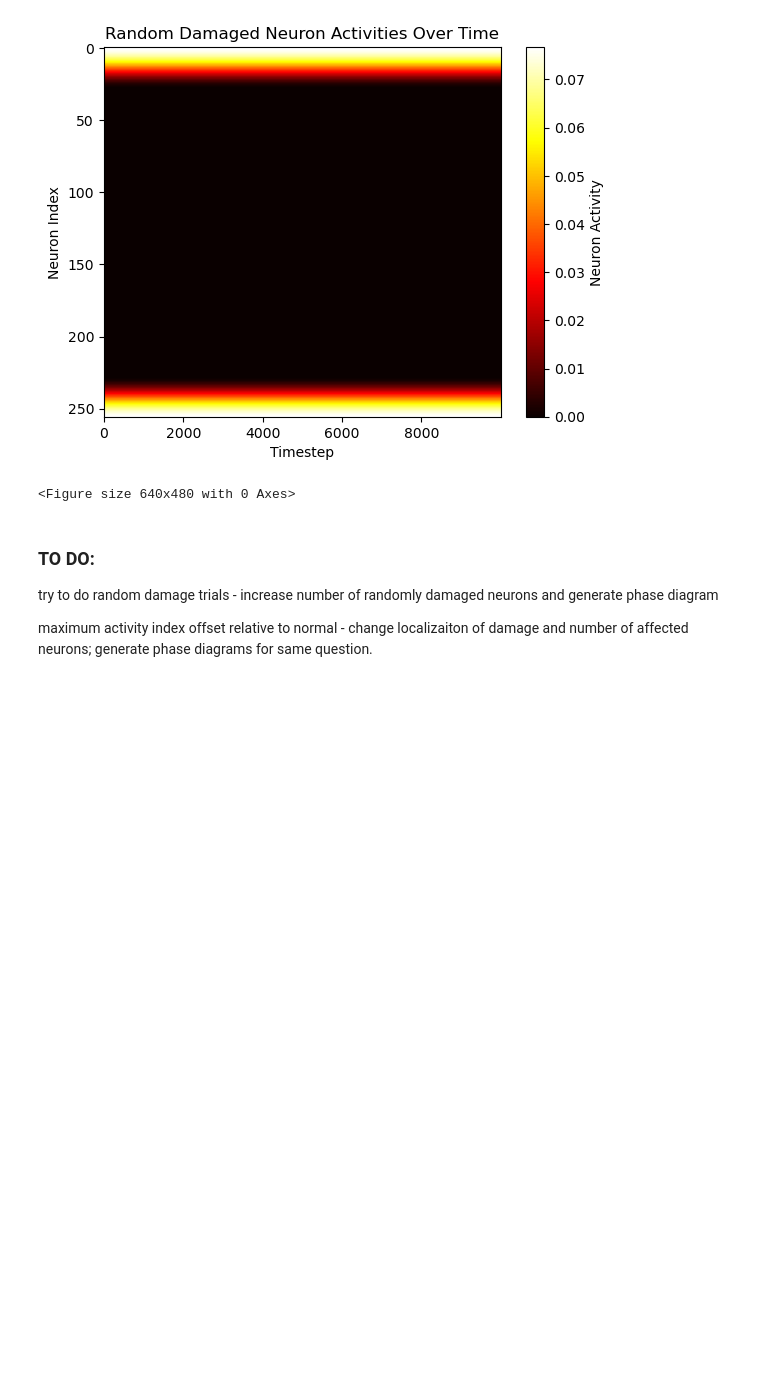
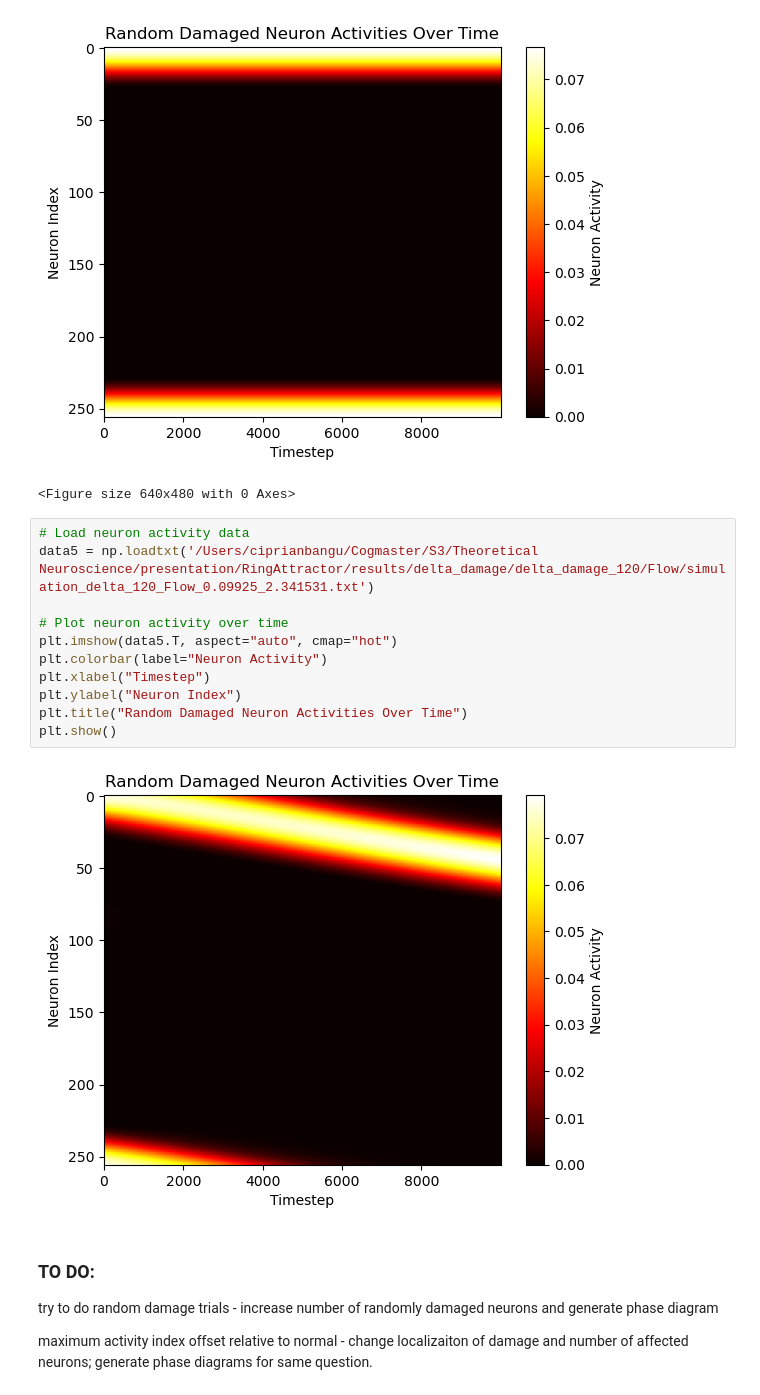
Before and after one commit to CEBangu/RingAttractor, a Jupyter notebook: ring_attractor/plotting.ipynb, the cells around one changed output. Saved outputs shown, nothing was run; the diff lists cells and outputs as text; blank space fills up the shorter version.

```diff
--- a/ring_attractor/plotting.ipynb
+++ b/ring_attractor/plotting.ipynb
@@ -406,6 +408,19 @@ with writer.saving(fig, 'd90_ne_0.010000_0.010000.mp4', 100):
 # %% [output]
 [figure]
 <Figure size 640x480 with 0 Axes>
+# %%
+# Load neuron activity data
+data5 = np.loadtxt('/Users/ciprianbangu/Cogmaster/S3/Theoretical Neuroscience/presentation/RingAttractor/results/delta_damage/delta_damage_120/Flow/simulation_delta_120_Flow_0.09925_2.341531.txt')
+
+# Plot neuron activity over time
+plt.imshow(data5.T, aspect="auto", cmap="hot")
+plt.colorbar(label="Neuron Activity")
+plt.xlabel("Timestep")
+plt.ylabel("Neuron Index")
+plt.title("Random Damaged Neuron Activities Over Time")
+plt.show()
+# %% [output]
+[figure, added]
 # %% [markdown]
 ### TO DO:
 
```
Also changed, not shown: parts of 5 cells of this notebook, 2 other files.
